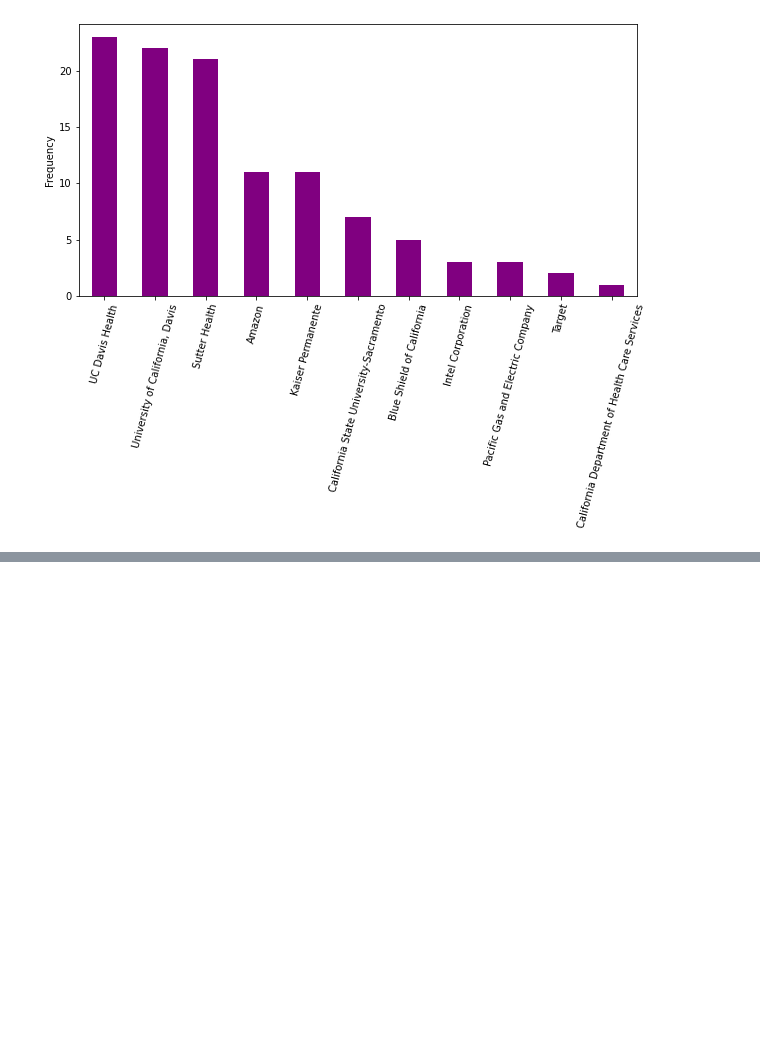
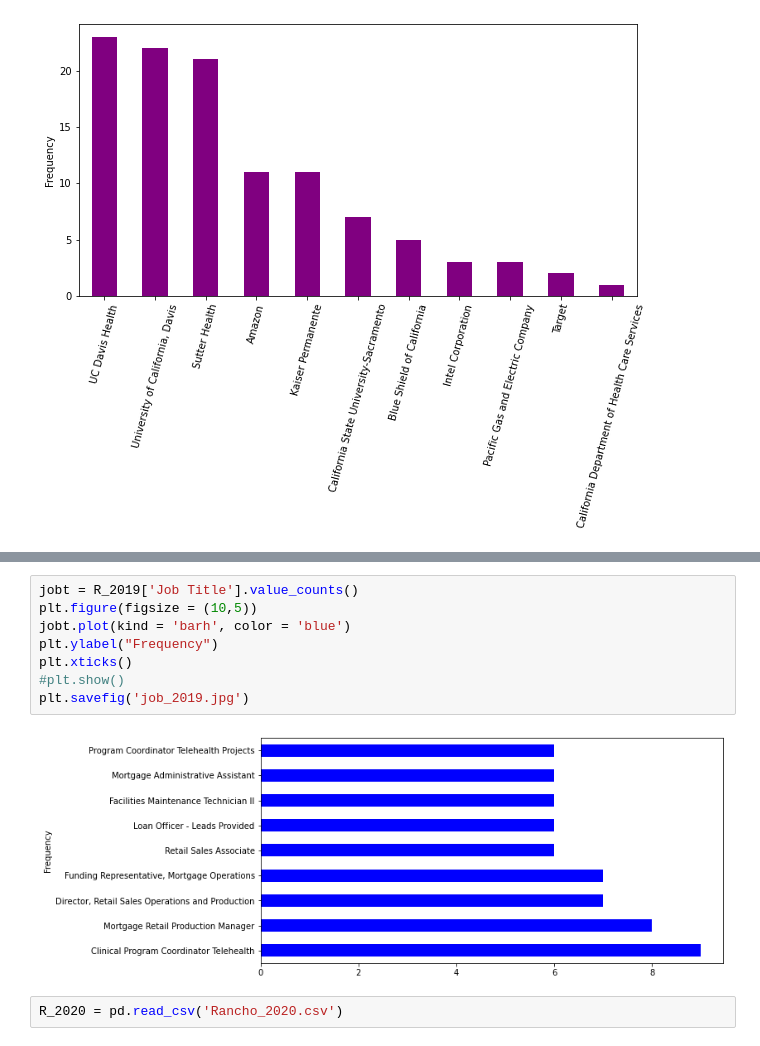
Before and after one commit to fmammo/Rancho-Cordova_workforce_project, a Jupyter notebook: Workforce_ analysis.ipynb, the cells around one changed output, grey strips where cells are left out. Cells and saved outputs as stored; diff of their text form; blank space fills up the shorter version.

```diff
--- a/Workforce_ analysis.ipynb
+++ b/Workforce_ analysis.ipynb
@@ -67,0 +113,12 @@ plt.show()
+# %%
+jobt = R_2019['Job Title'].value_counts()
+plt.figure(figsize = (10,5))
+jobt.plot(kind = 'barh', color = 'blue')
+plt.ylabel("Frequency")
+plt.xticks()
+#plt.show()
+plt.savefig('job_2019.jpg')
+# %% [output]
+[figure, added]
+# %%
+R_2020 = pd.read_csv('Rancho_2020.csv')
```
Also changed, not shown: parts of 31 cells of this notebook, 27 other files.
